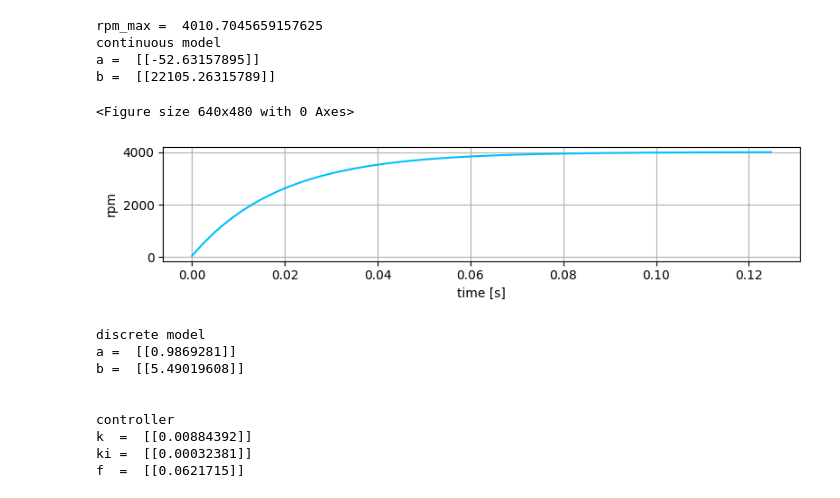
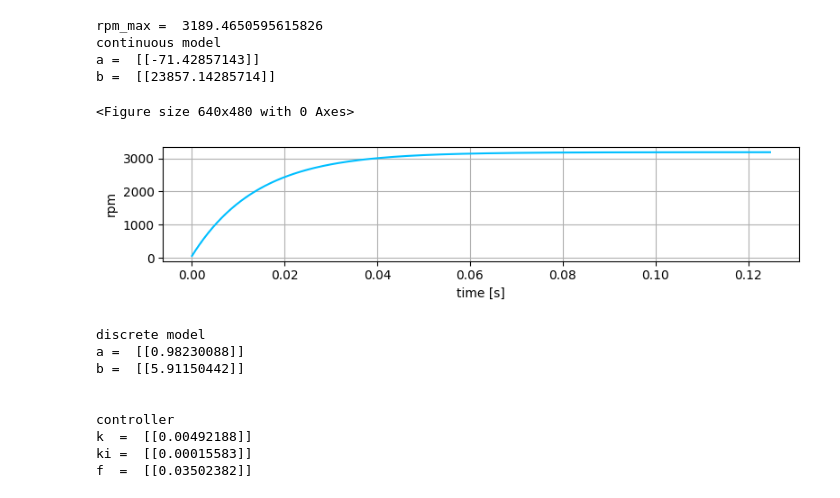
Before and after one commit to michalnand/motoko_ice_dragon_x, a Jupyter notebook: simulations/motor_controller/lqg_discrete.ipynb, the cells around one changed output. Drawn from its saved outputs; the diff is of its cells as text; code cells hidden in the pictures.

```diff
--- a/simulations/motor_controller/lqg_discrete.ipynb
+++ b/simulations/motor_controller/lqg_discrete.ipynb
@@ -16,40 +16,14 @@ rad_var     = 12.788    # (rad/s)^2 variance (encoder noise)
 tau         = 9.876     # motor time constant, milliseconds
 '''
 
-'''
-u_max       = 1.0       # motor max input range
-k           = 139.084   # motor constant
-rad_var     = 140.463   # (rad/s)^2 variance (encoder noise)
-tau         = 8.276     # motor time constant, milliseconds
-'''
-
-'''
-u_max       = 1.0
-k          =  206.924
-rad_var     =  1.438
-tau         =  18.461
-'''
-
-'''
-u_max       = 1.0
-k          =  206.924
-rad_var     =  1.438
-#tau         =  18.461
-tau         =  34
-'''
-
-#u_max       = 1.0
-#k           =  211
-#rad_var     =  1.438
-#tau         =  15
 
 
+u_max       =  1.0
+k           =  334
+rad_var     =  200
+tau         =  14
 
-u_max      = 1.0
-k          =  420
-rad_var =  87.164
-#tau         =  16
-tau         =  19
+
 
 rpm_max = u_max*k*60.0/(2.0*numpy.pi)
 
@@ -73,43 +47,43 @@ print()
 
 
 #create dynamical system
 ds = LibsControl.DynamicalSystem(mat_a, mat_b, mat_c, dt)
 
 
 #compute step response
 t_result = []
 u_result = []
 x_result = []
 
 
 for n in range(500):
 
     # unit step as input
     u = numpy.ones((1, 1))
 
     x, _ = ds.forward_state(u)
 
     t_result.append(n*dt)
     x_result.append(x[:, 0])
 
 t_result = numpy.array(t_result)
 x_result = numpy.array(x_result)
 
 #plot result
 LibsControl.plot_open_loop_response(t_result, x_result*60.0/(2.0*numpy.pi), file_name = "step_response.png", labels = ["rpm"])
 # %% [output]
-rpm_max =  4010.7045659157625
+rpm_max =  3189.4650595615826
 continuous model
-a =  [[-52.63157895]]
-b =  [[22105.26315789]]
+a =  [[-71.42857143]]
+b =  [[23857.14285714]]
 <Figure size 640x480 with 0 Axes>
-[figure, old version]
+[figure, new version]
 # %%
 
 
 #create loss weighting matrices (diagonal)
 q = numpy.array([ [1.0] ] )
-r = numpy.array( [ [10**7] ])
+r = numpy.array( [ [4*(10**7)] ])
 
 #process and observation noise covariance
 q_noise = 0.5*numpy.eye(ds.a.shape[0])
@@ -135,14 +109,14 @@ print("ki = ", lqg.ki)
 print("f  = ", lqg.f)
 # %% [output]
 discrete model
-a =  [[0.9869281]]
-b =  [[5.49019608]]
+a =  [[0.98230088]]
+b =  [[5.91150442]]
 
 
 controller
-k  =  [[0.00884392]]
-ki =  [[0.00032381]]
-f  =  [[0.0621715]]
+k  =  [[0.00492188]]
+ki =  [[0.00015583]]
+f  =  [[0.03502382]]
 # %%
 
 #process simulation
```
Also changed, not shown: parts of 1 cell of this notebook, 47 other files.
